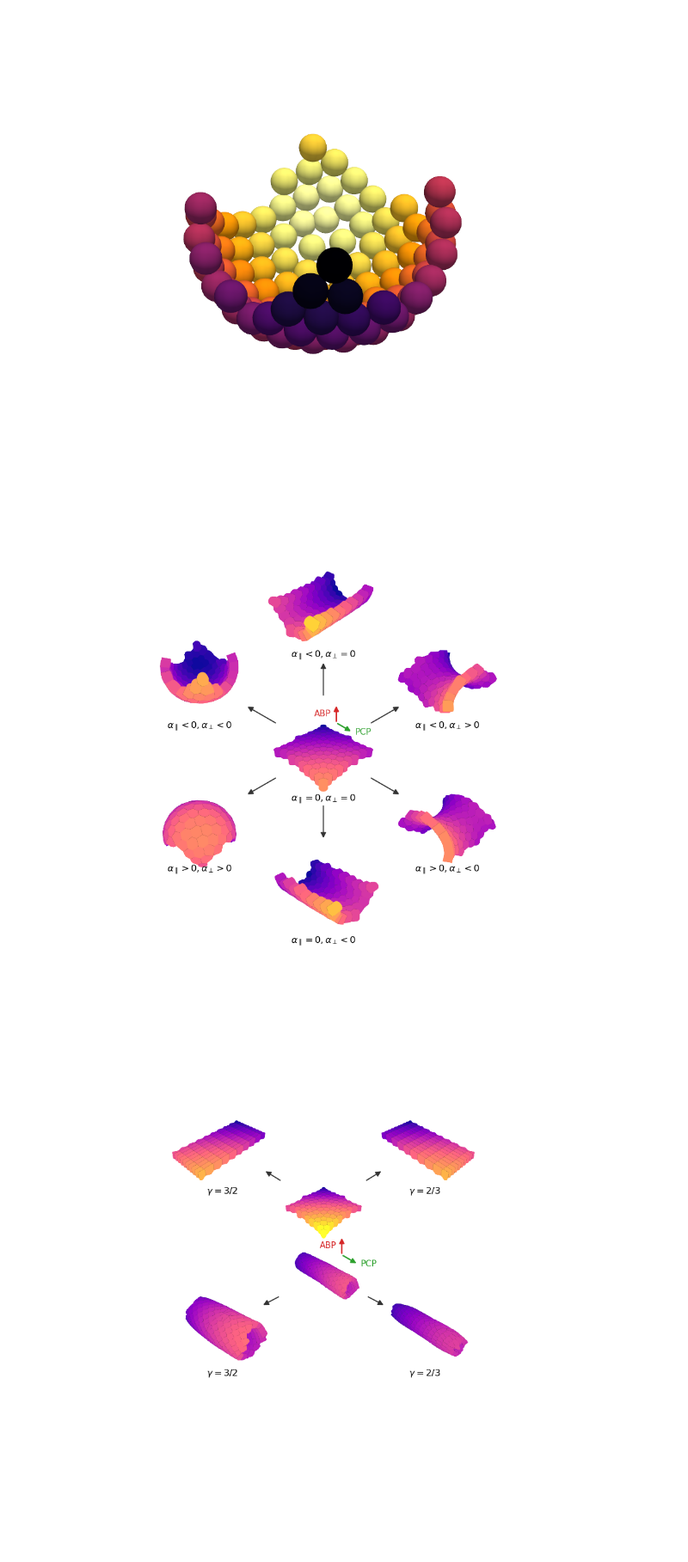
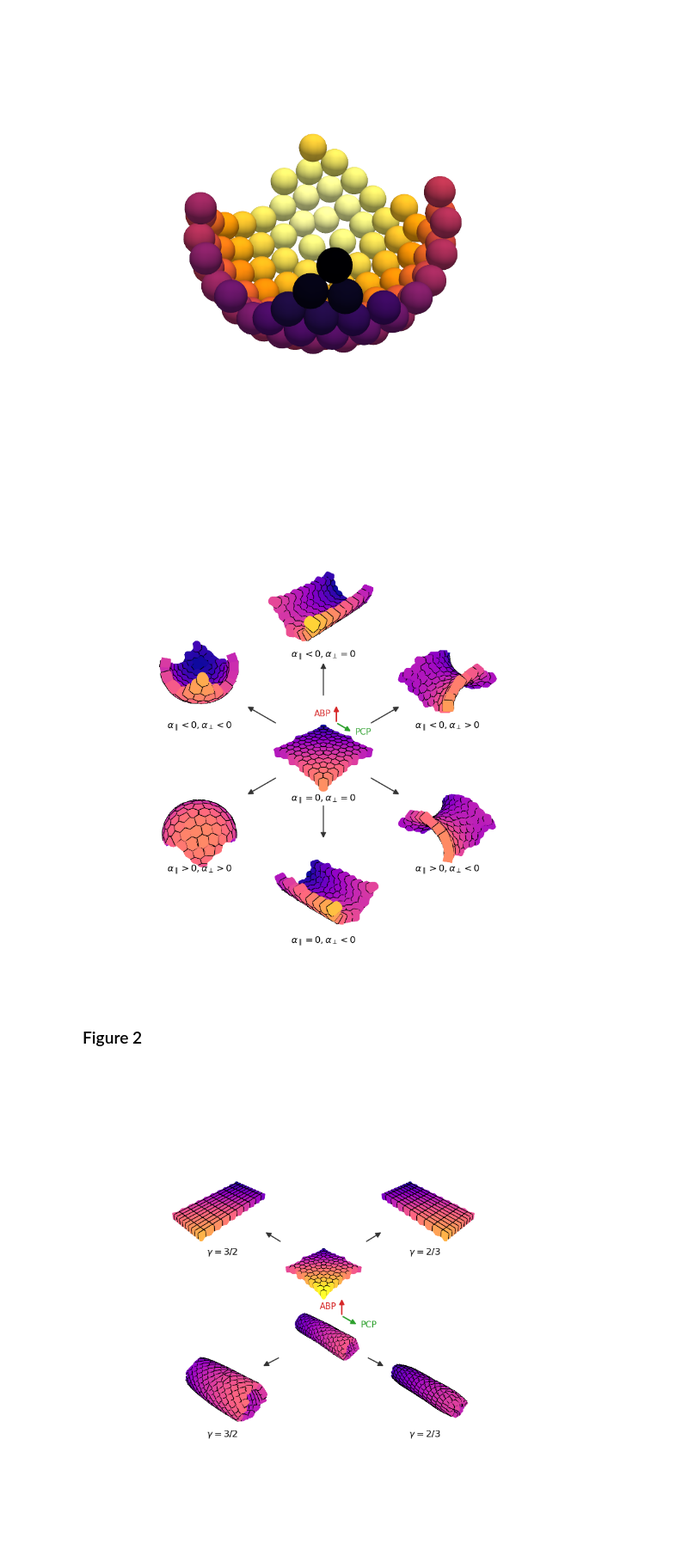
Before and after one commit to SebastianUtecht/dynamicCellModel, a Jupyter notebook: code/plotting.ipynb, the cells around one changed output. Shown at 86% size. Cells and saved outputs as stored; diff of their text form; code cells hidden in the pictures; blank space fills up the shorter version.

```diff
--- a/code/plotting.ipynb
+++ b/code/plotting.ipynb
@@ -174,6 +175,12 @@ from figure_rendering import (
 )
 # %%
-# --- colormap tuning (passed via render_settings to all panels) ---
+# --- Voronoi edge styling (cell-cell borders only) ---
+VORONOI_EDGE_SETTINGS = {
+    "voronoi_edge_mode": "intercell",
+    "voronoi_edge_color": "#000000",
+    "voronoi_edge_width": 2.5,
+}
+
 COLOR_SETTINGS = {
     "cmap": "plasma",
     "cmin": 30,
@@ -202,12 +203,15 @@ fig = plot_radial_comparison(
     datasets,
     center_index=6,
     render_mode="voronoi",
-    render_settings={**COLOR_SETTINGS, **VORONOI_EDGE_SETTINGS, "border_cap": 2.0, "show_voronoi_edges": True, "neighbor_search_factor": 1.6},
+    render_settings={**COLOR_SETTINGS, **VORONOI_EDGE_SETTINGS, "border_cap": 2.0,
+                    "edge_width": 1.0, "voronoi_edge_width": 5.0,  "show_voronoi_edges": True, "neighbor_search_factor": 1.6},
     output_path="fig_radial_voronoi_comparison.png",
 )
 plt.show()
 # %% [output]
-[figure, old version]
+[figure, new version]
+# %% [markdown]
+### Figure 2
 # %%
 grand_folder = '24_06_Figure_data/fig2/'
 
@@ -226,32 +230,33 @@ COLOR_SETTINGS = {
     "cmax": None,
     "bright_near_camera": True,  # False flips: far cells become brighter
 }
 
 
 groups = [
     {
         "base": {"x": plain_basecase["x"][-2], "p": plain_basecase["p"][-2]},
         "transforms": [
             {"x": plain_g15["x"][-2], "p": plain_g15["p"][-2], "label": r"$\gamma = 3/2$", "corner": "up_left"},
             {"x": plain_g06["x"][-2], "p": plain_g06["p"][-2], "label": r"$\gamma = 2/3$", "corner": "up_right"},
         ],
     },
     {
         "base": {"x": cyl_basecase["x"][-2], "p": cyl_basecase["p"][-2]},
         "rotation": {"axis": "x", "degrees": 90},
         "transforms": [
             {"x": cyl_g15["x"][-2], "p": cyl_g15["p"][-2], "label": r"$\gamma = 3/2$", "corner": "down_left"},
             {"x": cyl_g06["x"][-2], "p": cyl_g06["p"][-2], "label": r"$\gamma = 2/3$", "corner": "down_right"},
         ],
     },
 ]
 
 fig2 = plot_dual_basecase_comparison(
     groups,
     render_mode="voronoi",
-    render_settings={**COLOR_SETTINGS, **VORONOI_EDGE_SETTINGS, "border_cap": 1.0, "show_voronoi_edges": True, "neighbor_search_factor": 2.5},
+    render_settings={**COLOR_SETTINGS, **VORONOI_EDGE_SETTINGS, "border_cap": 1.0,
+     "voronoi_edge_width": 5.0 ,"show_voronoi_edges": True, "neighbor_search_factor": 2.5},
     output_path="fig_dual_voronoi_comparison.png",
 )
 plt.show()
 # %% [output]
-[figure, old version]
+[figure, new version]
```
Also changed, not shown: parts of 5 cells of this notebook, 7 other files.
